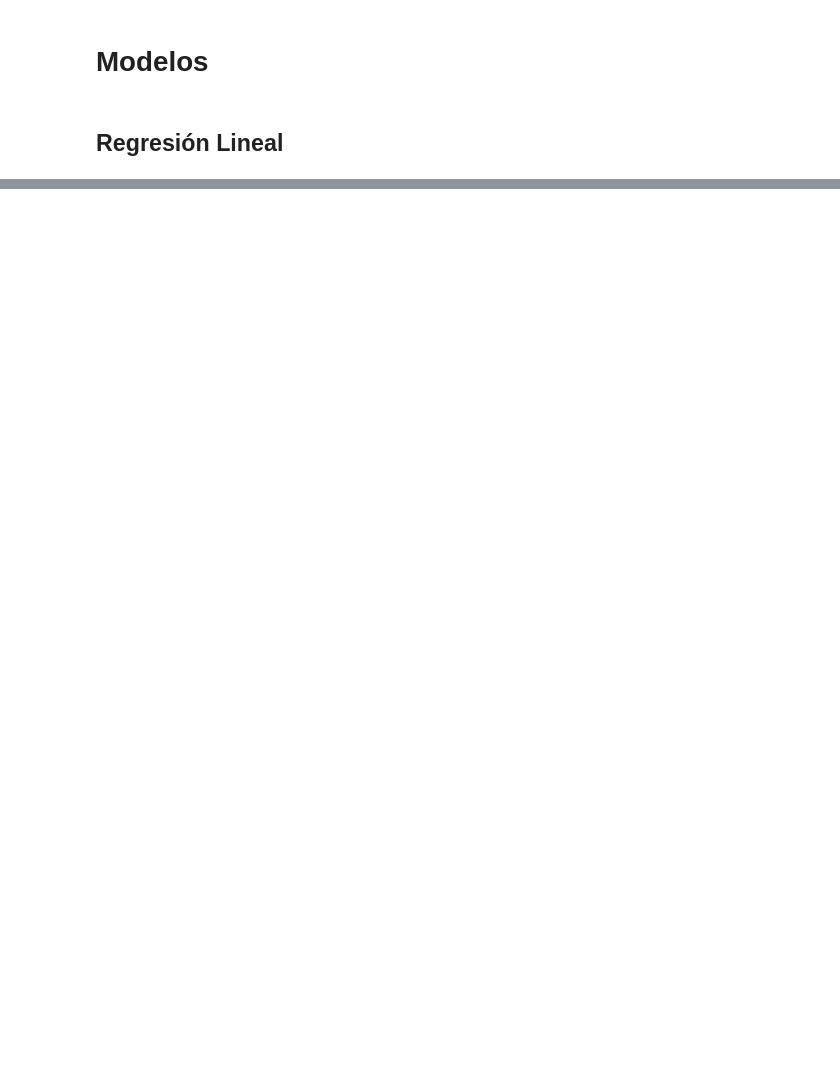
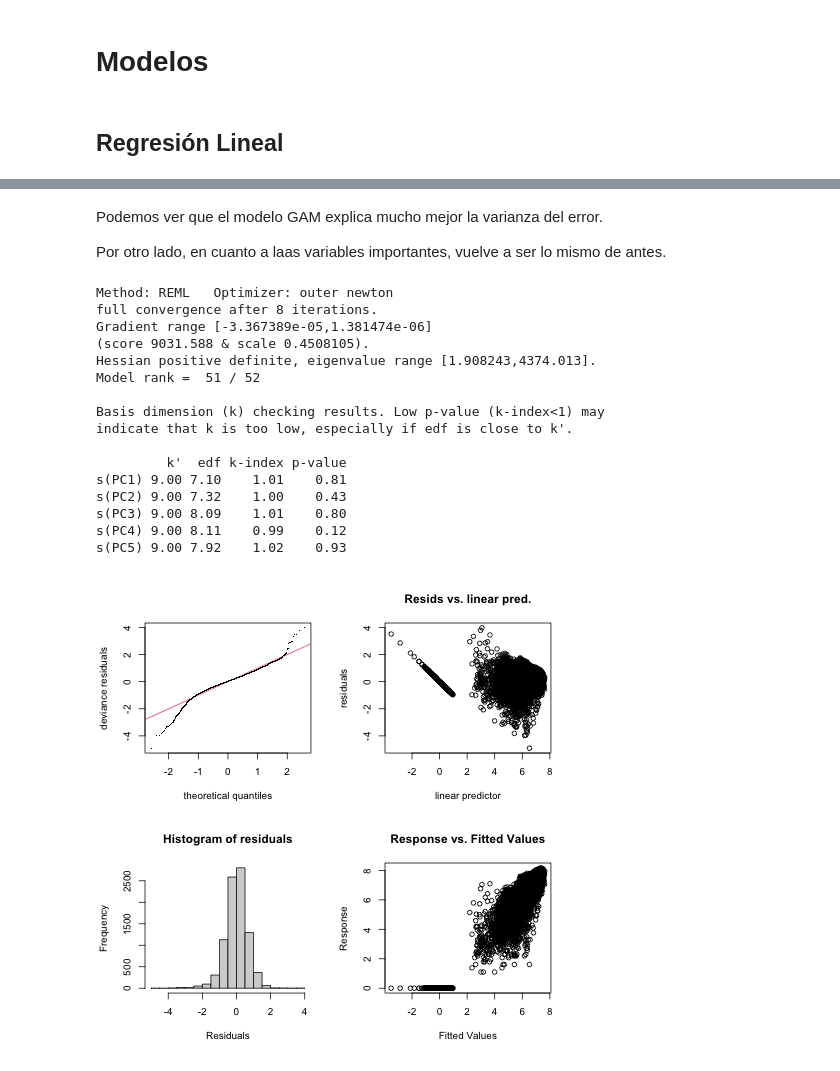
Before and after one commit to Arturo-Hernanz-CM/analisis_datos_modelo_regresion_bicicletas_seul, a Jupyter notebook: modelo_regresion.ipynb, the cells around one changed output, grey strips where cells are left out. Saved outputs shown, nothing was run; the diff lists cells and outputs as text; code cells hidden in the pictures; blank space fills up the shorter version.

```diff
--- a/modelo_regresion.ipynb
+++ b/modelo_regresion.ipynb
@@ -683,0 +831,11 @@ plot(fit_lm)
+# %%
+%%R
+fit_gam <- gam(
+  log1p(Rented_Bike_Count) ~
+    s(PC1) + s(PC2) + s(PC3) + s(PC4) + s(PC5) +
+    Holiday +Functioning_Day + SeasonsWinter + SeasonsSpring + SeasonsSummer + SeasonsAutumn,
+  data = dfMedidas,
+  method = "REML"
+)
+
+summary(fit_gam)
@@ -683,0 +860,27 @@ plot(fit_lm)
+# %% [markdown]
+Podemos ver que el modelo GAM explica mucho mejor la varianza del error.
+
+Por otro lado, en cuanto a laas variables importantes, vuelve a ser lo mismo de antes.
+# %%
+%%R
+par(mfrow=c(2,2))
+gam.check(fit_gam)
+plot(fit_gam, pages = 1)
+# %% [output]
+Method: REML   Optimizer: outer newton
+full convergence after 8 iterations.
+Gradient range [-3.367389e-05,1.381474e-06]
+(score 9031.588 & scale 0.4508105).
+Hessian positive definite, eigenvalue range [1.908243,4374.013].
+Model rank =  51 / 52
+
+Basis dimension (k) checking results. Low p-value (k-index<1) may
+indicate that k is too low, especially if edf is close to k'.
+
+         k'  edf k-index p-value
+s(PC1) 9.00 7.10    1.01    0.81
+s(PC2) 9.00 7.32    1.00    0.43
+s(PC3) 9.00 8.09    1.01    0.80
+s(PC4) 9.00 8.11    0.99    0.12
+s(PC5) 9.00 7.92    1.02    0.93
+[figure, added]
```
Also changed, not shown: parts of 60 cells of this notebook, 1 other file.
